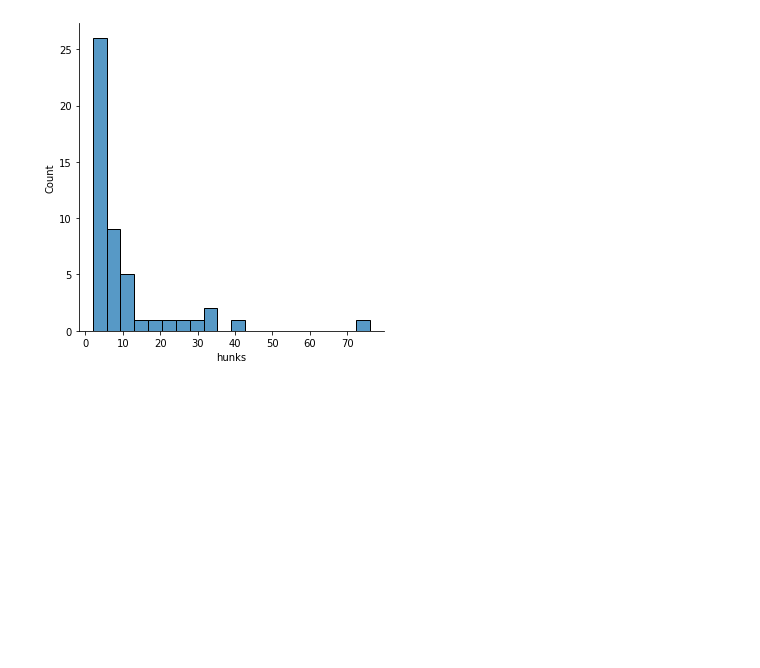
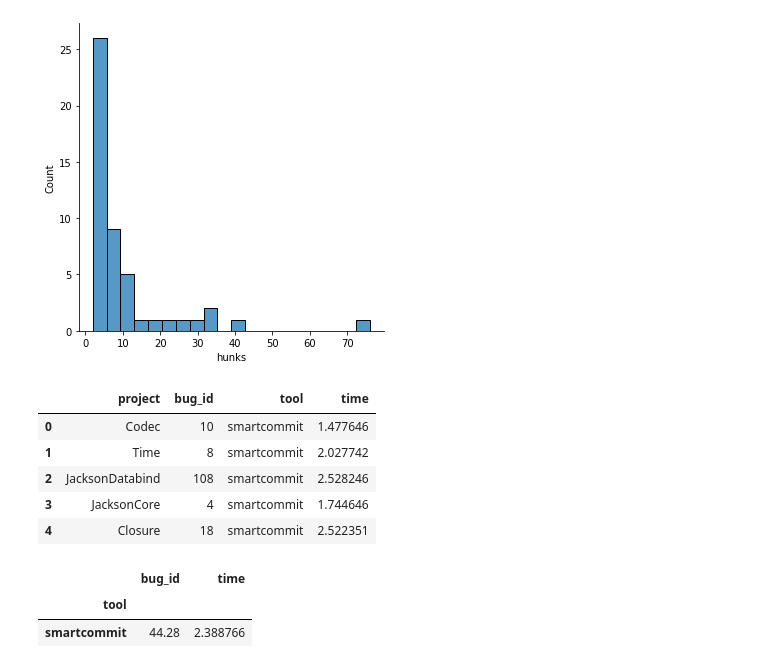
Before and after one commit to Thomsch/untangling-tools-benchmark, a Jupyter notebook: analysis/analysis.ipynb, the cells around one changed output. Cells and saved outputs as stored; diff of their text form; code cells hidden in the pictures; blank space fills up the shorter version.

Commit message:
Add elapsed time average for tools

```diff
--- a/analysis/analysis.ipynb
+++ b/analysis/analysis.ipynb
@@ -78,3 +78,19 @@ sns.displot(df, x="hunks")
 # %% [output]
 <seaborn.axisgrid.FacetGrid at 0x...>
 [figure]
+# %%
+df_time = pd.read_csv("../out/time.csv", names=['project', 'bug_id', 'tool', 'time'])
+df_time.head()
+# %% [output]
+|  | project | bug_id | tool | time |
+| 0 | Codec | 10 | smartcommit | 1.477646 |
+| 1 | Time | 8 | smartcommit | 2.027742 |
+| 2 | JacksonDatabind | 108 | smartcommit | 2.528246 |
+| 3 | JacksonCore | 4 | smartcommit | 1.744646 |
+| 4 | Closure | 18 | smartcommit | 2.522351 |
+# %%
+df_time.groupby('tool').mean()
+# %% [output]
+|  | bug_id | time |
+| tool |  |  |
+| smartcommit | 44.28 | 2.388766 |
```
